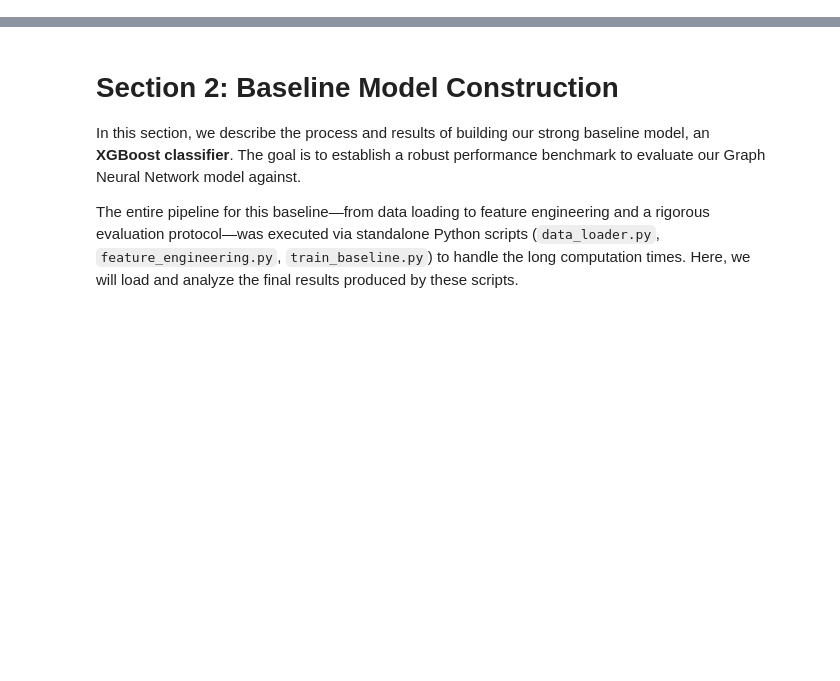
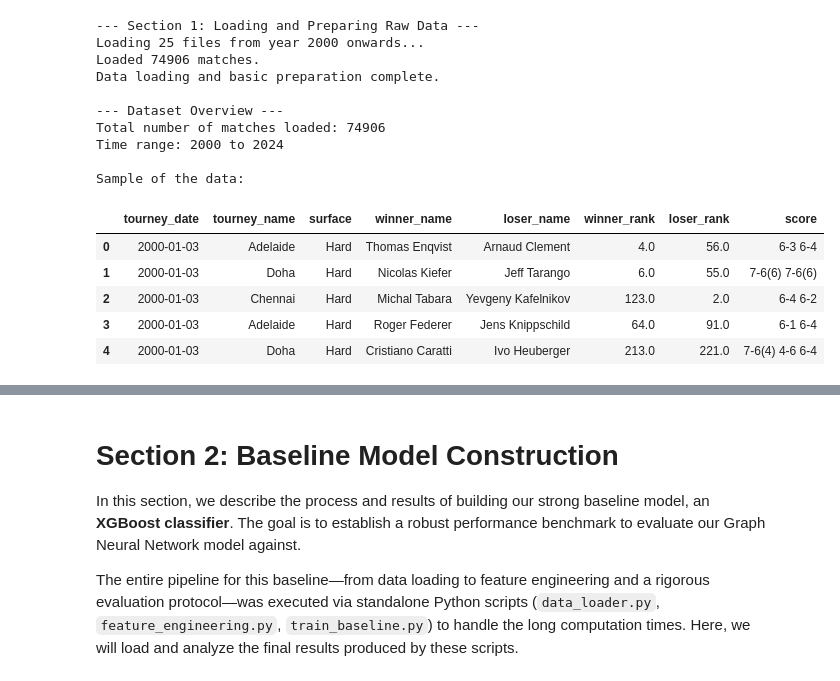
Before and after one commit to DonatoFe11/Tennis-Match-Predictor, a Jupyter notebook: notebooks/tennis_match_prediction_with_GNN.ipynb, the cells around one changed output, grey strips where cells are left out. Cells and saved outputs as stored; diff of their text form; code cells hidden in the pictures; blank space fills up the shorter version.

```diff
--- a/notebooks/tennis_match_prediction_with_GNN.ipynb
+++ b/notebooks/tennis_match_prediction_with_GNN.ipynb
@@ -278,0 +13,51 @@ Name: count, dtype: int64
+# %%
+import pandas as pd
+import numpy as np
+import sys
+import os
+import matplotlib.pyplot as plt
+import seaborn as sns
+
+# Add project root to Python path
+try:
+    project_root = os.path.abspath(os.path.join(os.getcwd(), '..'))
+except NameError:
+    project_root = os.path.abspath(os.path.join('.', '..'))
+if project_root not in sys.path:
+    sys.path.append(project_root)
+
+# Import our custom data loader
+from src.data_processing.data_loader import load_and_prepare_data
+
+# Load the data using our function
+try:
+    df = load_and_prepare_data(path_pattern="../data/tennis_atp/atp_matches_*.csv")
+
+    # Display basic information about the loaded dataset
+    print("\n--- Dataset Overview ---")
+    print(f"Total number of matches loaded: {len(df)}")
+    print(f"Time range: {df['tourney_date'].min().year} to {df['tourney_date'].max().year}")
+
+    # Display a sample of the data
+    print("\nSample of the data:")
+    display(df[['tourney_date', 'tourney_name', 'surface', 'winner_name', 'loser_name', 'winner_rank', 'loser_rank', 'score']].head())
+
+except FileNotFoundError:
+    print("Error: Data files not found. Please ensure the 'data/tennis_atp' directory is correctly placed.")
+# %% [output]
+--- Section 1: Loading and Preparing Raw Data ---
+Loading 25 files from year 2000 onwards...
+Loaded 74906 matches.
+Data loading and basic preparation complete.
+
+--- Dataset Overview ---
+Total number of matches loaded: 74906
+Time range: 2000 to 2024
+
+Sample of the data:
+|  | tourney_date | tourney_name | surface | winner_name | loser_name | winner_rank | loser_rank | score |
+| 0 | 2000-01-03 | Adelaide | Hard | Thomas Enqvist | Arnaud Clement | 4.0 | 56.0 | 6-3 6-4 |
+| 1 | 2000-01-03 | Doha | Hard | Nicolas Kiefer | Jeff Tarango | 6.0 | 55.0 | 7-6(6) 7-6(6) |
+| 2 | 2000-01-03 | Chennai | Hard | Michal Tabara | Yevgeny Kafelnikov | 123.0 | 2.0 | 6-4 6-2 |
+| 3 | 2000-01-03 | Adelaide | Hard | Roger Federer | Jens Knippschild | 64.0 | 91.0 | 6-1 6-4 |
+| 4 | 2000-01-03 | Doha | Hard | Cristiano Caratti | Ivo Heuberger | 213.0 | 221.0 | 7-6(4) 4-6 6-4 |
```
Also changed, not shown: parts of 41 cells of this notebook, 3 other files.
